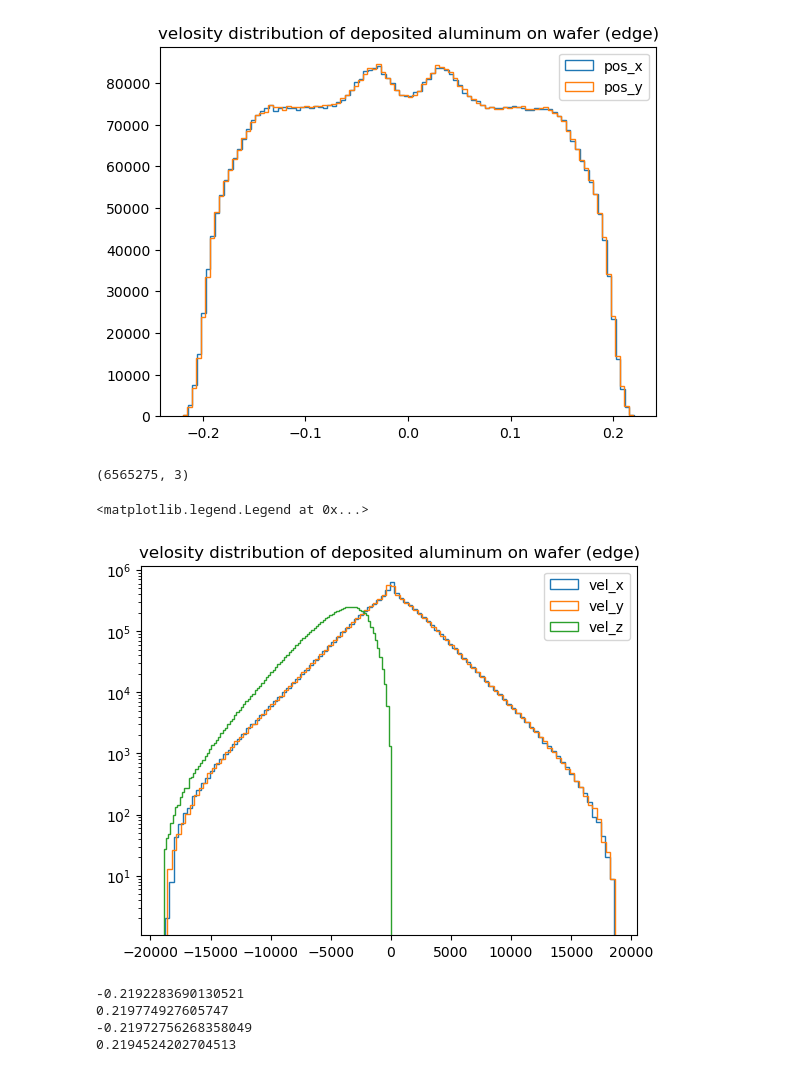
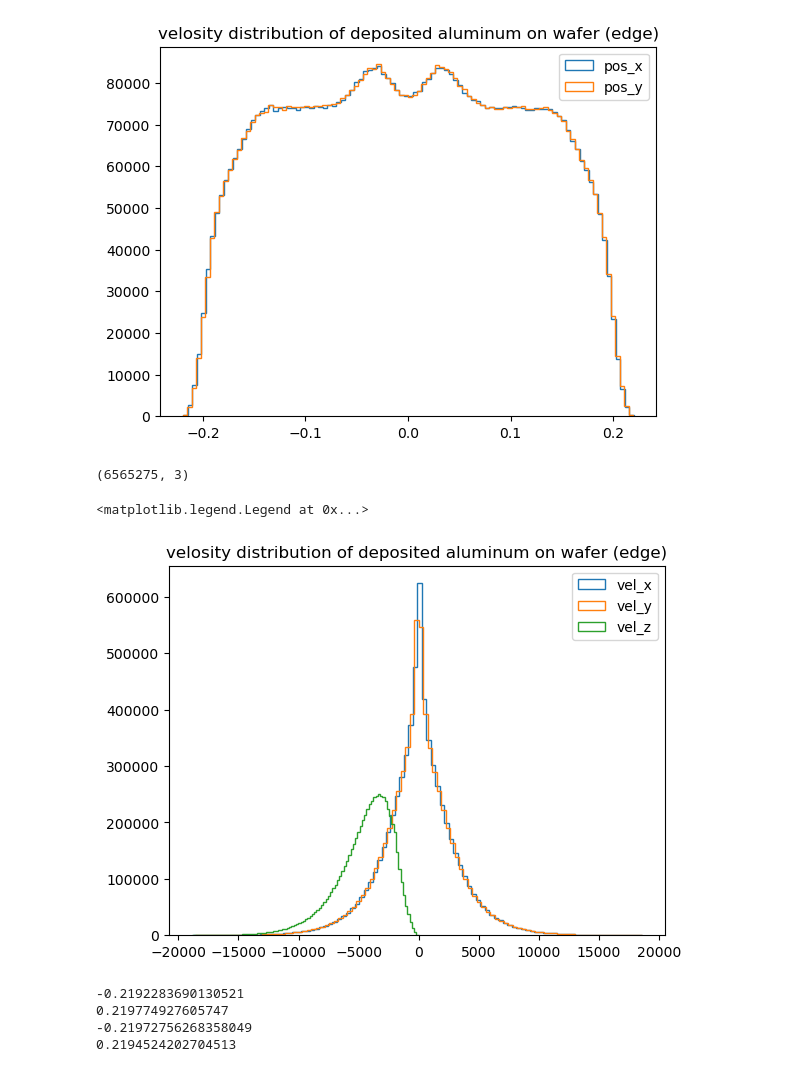
Before and after one commit to ararakitsubasa/etching, a Jupyter notebook: transport_Al_Ar_TS300_run_t1e-5.ipynb, the cells around one changed output. Saved outputs shown, nothing was run; the diff lists cells and outputs as text; code cells hidden in the pictures.

```diff
--- a/transport_Al_Ar_TS300_run_t1e-5.ipynb
+++ b/transport_Al_Ar_TS300_run_t1e-5.ipynb
@@ -26,16 +26,16 @@ ax.legend()
 # %%
 print(velosity_matrix.shape)
 
 fig, ax = plt.subplots()
 ax.set_title("velosity distribution of deposited aluminum on wafer (edge)")
 ax.hist(velosity_matrix[:,0], bins=100,histtype='step', stacked=True, fill=False, label='vel_x')
 ax.hist(velosity_matrix[:,1], bins=100,histtype='step', stacked=True, fill=False, label='vel_y')
 ax.hist(velosity_matrix[:,2], bins=100,histtype='step', stacked=True, fill=False, label='vel_z')
-ax.set_yscale('log')
+# ax.set_yscale('log')
 # ax.plot(X, hist_dist.cdf(X), label='CDF')
 ax.legend()
 # %% [output]
 (6565275, 3)
 <matplotlib.legend.Legend at 0x...>
-[figure, old version]
+[figure, new version]
 # %%
```
Also changed, not shown: parts of 11 cells of this notebook, 2 other files.
